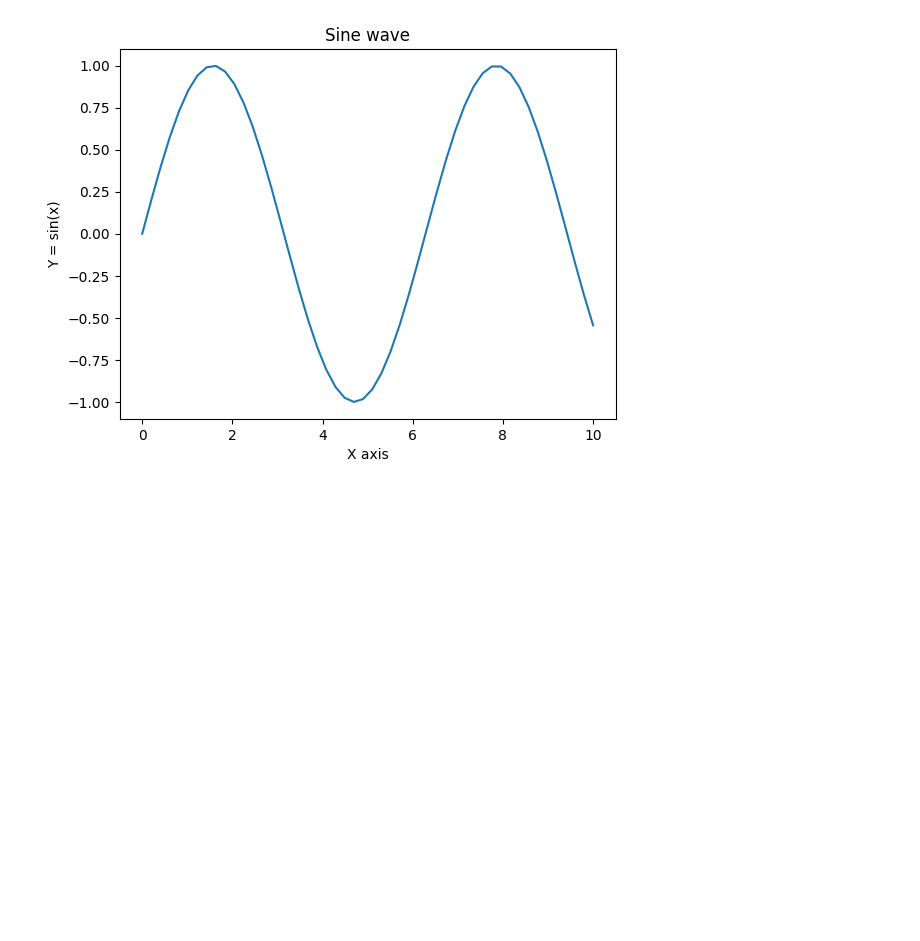
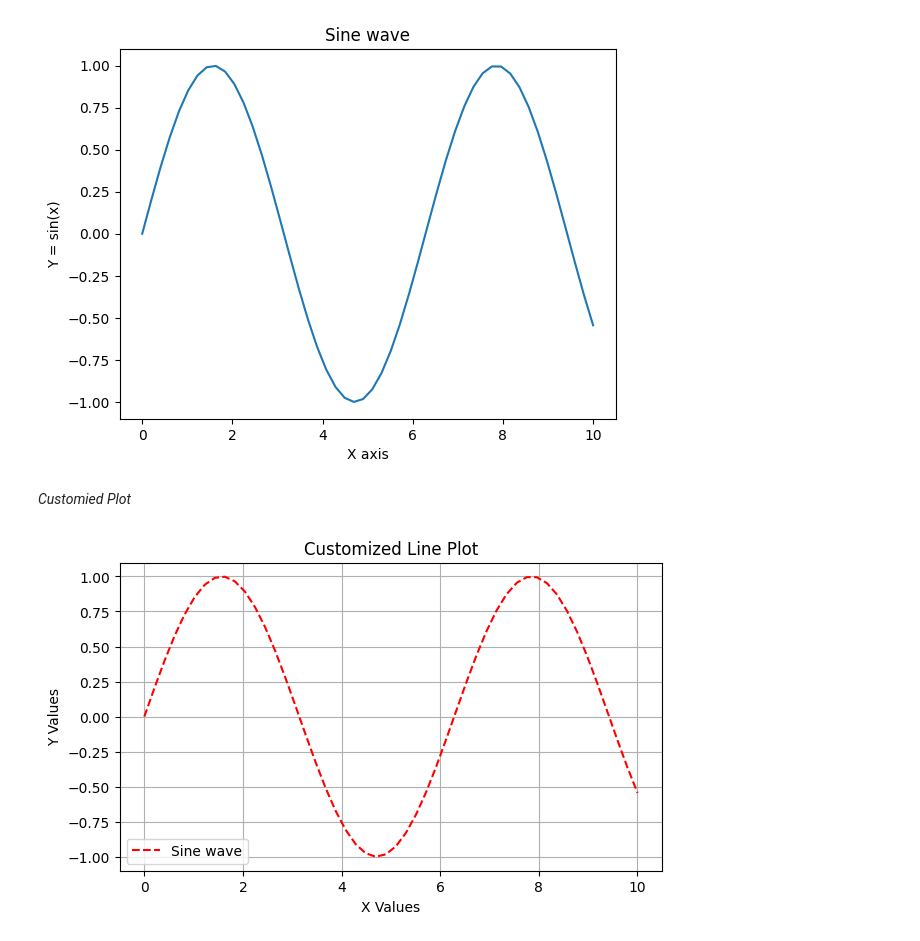
Before and after one commit to Foysalmeazi/Matplotlib, a Jupyter notebook: matplotlibBasics.ipynb, the cells around one changed output. Drawn from its saved outputs; the diff is of its cells as text; code cells hidden in the pictures; blank space fills up the shorter version.

Commit message:
Customied Line Plot

```diff
--- a/matplotlibBasics.ipynb
+++ b/matplotlibBasics.ipynb
@@ -31,3 +31,16 @@ plt.ylabel("Y = sin(x)")
 plt.show()
 # %% [output]
 [figure]
+# %% [markdown]
+*Customied Plot*
+# %%
+plt.figure(figsize=(7,4))
+plt.plot(x,y, color="red", linestyle="--", label="Sine wave")
+plt.title("Customized Line Plot")
+plt.xlabel("X Values")
+plt.ylabel("Y Values")
+plt.legend()
+plt.grid()
+plt.show()
+# %% [output]
+[figure, added]
```
